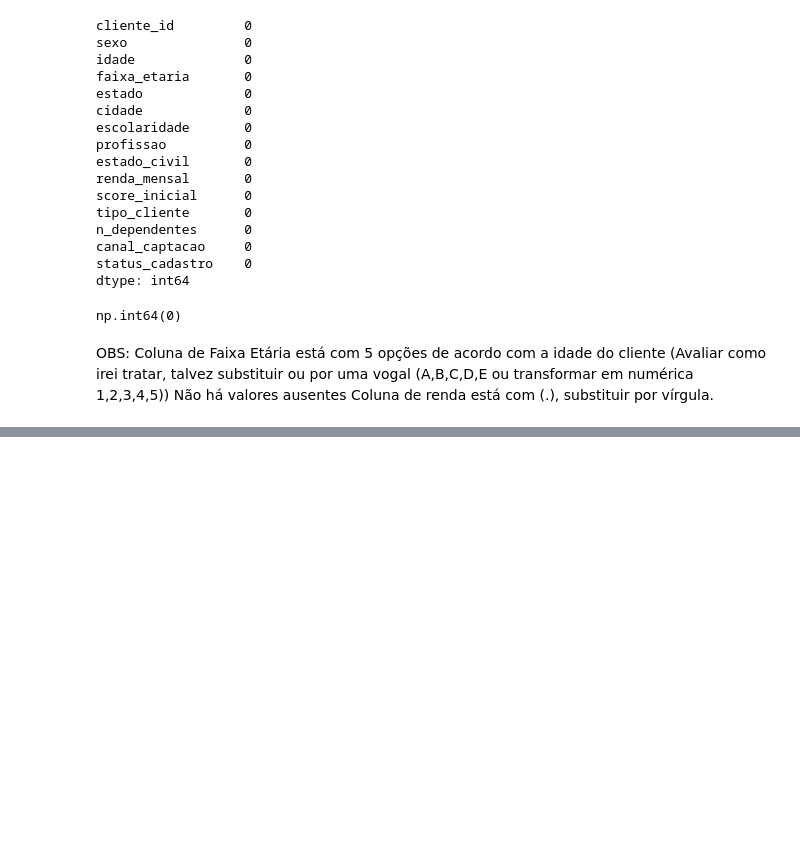
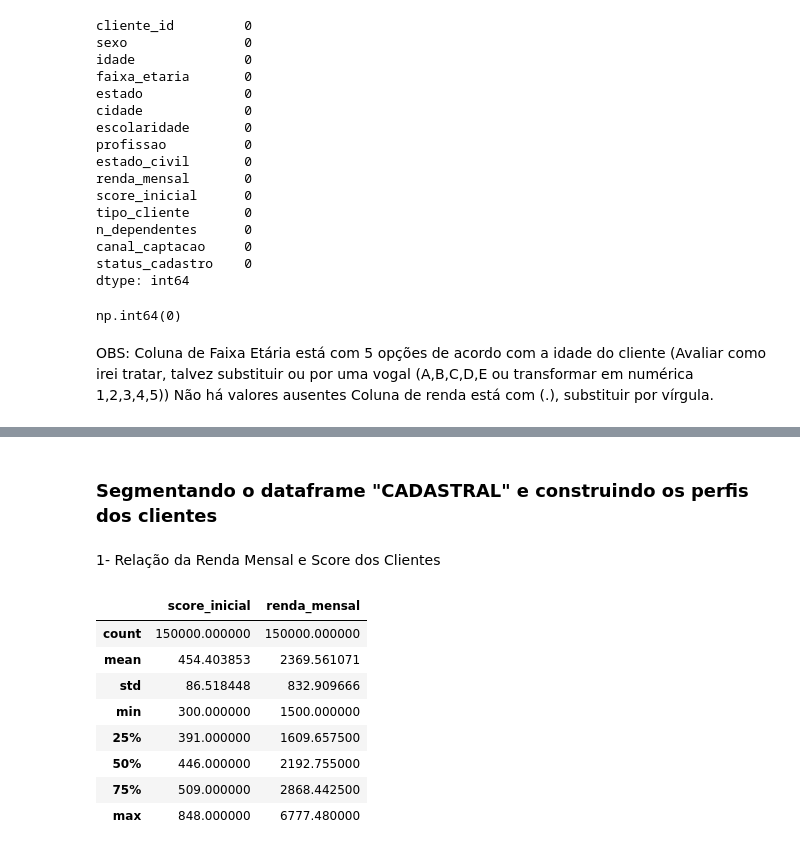
Before and after one commit to mairasantana/desafio-final-neurotech, a Jupyter notebook: analise_de_dados.ipynb, the cells around one changed output, grey strips where cells are left out. Cells and saved outputs as stored; diff of their text form; code cells hidden in the pictures; blank space fills up the shorter version.

```diff
--- a/analise_de_dados.ipynb
+++ b/analise_de_dados.ipynb
@@ -220,3 +220,20 @@ df_cadastral.head()
 | 2 | C000002 | Masculino | 18 | 18-24 | PE | Garanhuns | Fundamental | Autônomo | Casado(a) | ... |
 | 3 | C000003 | Masculino | 37 | 35-44 | PE | Paulista | Fundamental | Comerciante | Solteiro(a) | ... |
 | 4 | C000004 | Masculino | 74 | 60+ | PE | Recife | Médio | Vendedor(a) | Casado(a) | ... |
+# %% [markdown]
+### Segmentando o dataframe "CADASTRAL" e construindo os perfis dos clientes
+# %% [markdown]
+1- Relação da Renda Mensal e Score dos Clientes
+# %%
+# Avaliando as medidas estatísticas das colunas Score Inicial e Renda Mensal, preferi trazer a função "describe" ao calcular função por função uma a uma ex:mean,std, min, max...
+df_cadastral[['score_inicial', 'renda_mensal']].describe()
+# %% [output]
+|  | score_inicial | renda_mensal |
+| count | 150000.000000 | 150000.000000 |
+| mean | 454.403853 | 2369.561071 |
+| std | 86.518448 | 832.909666 |
+| min | 300.000000 | 1500.000000 |
+| 25% | 391.000000 | 1609.657500 |
+| 50% | 446.000000 | 2192.755000 |
+| 75% | 509.000000 | 2868.442500 |
+| max | 848.000000 | 6777.480000 |
```
Also changed, not shown: parts of 3 cells of this notebook.
